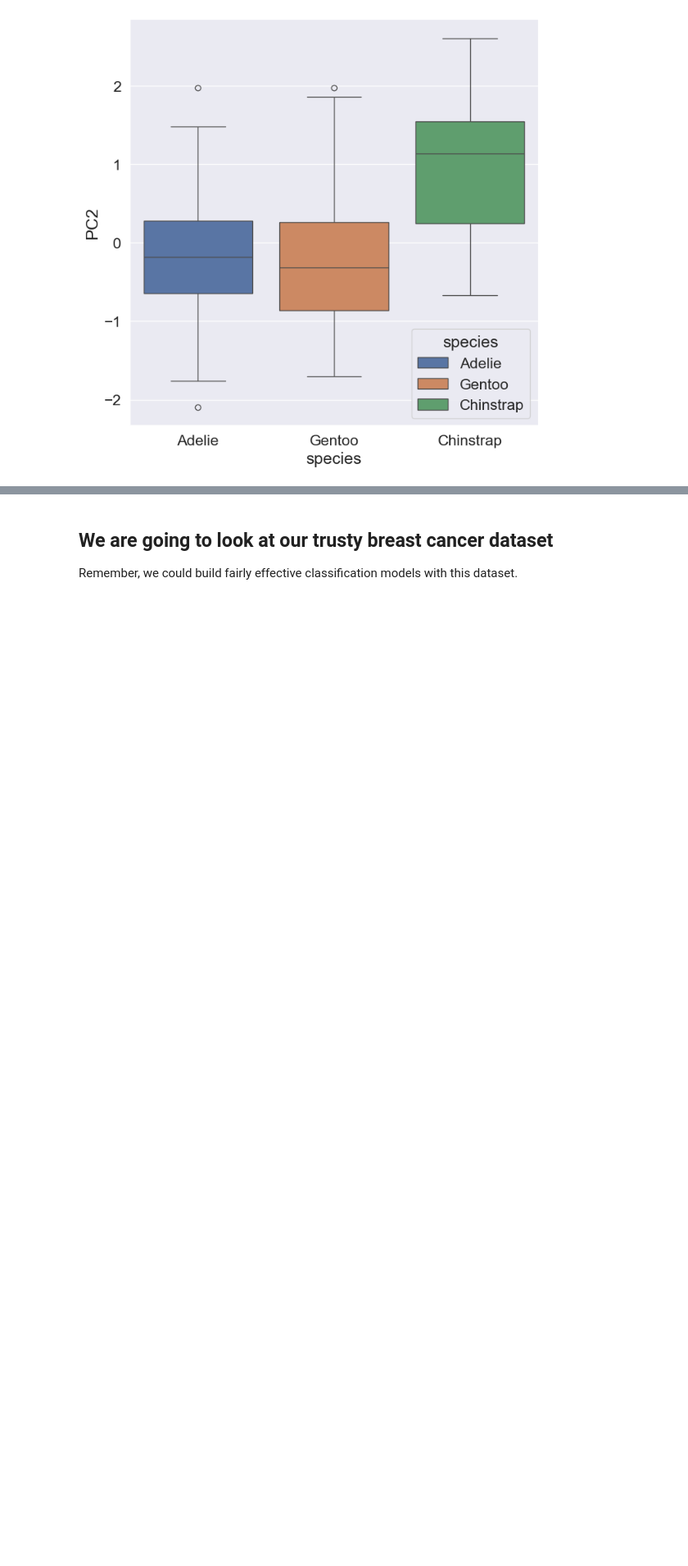
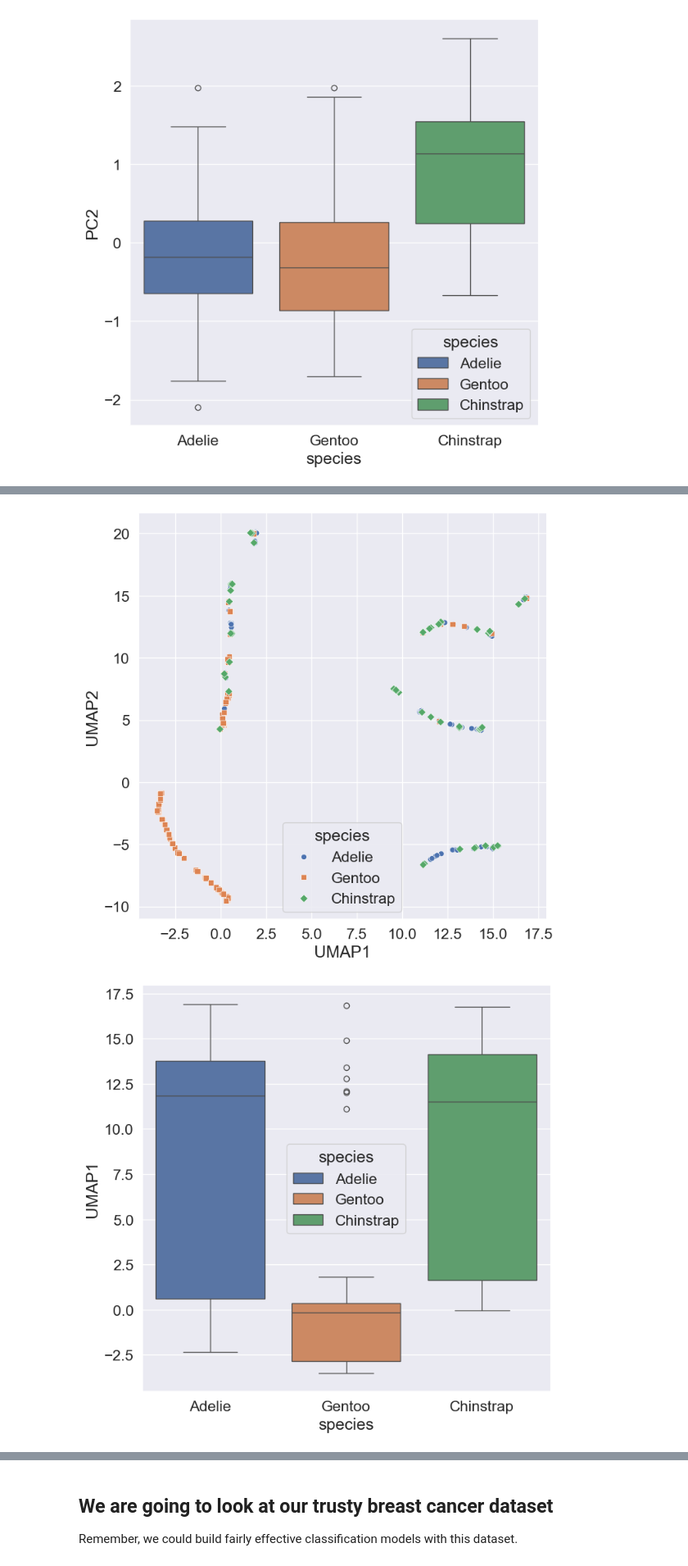
Before and after one commit to BIOL359A-FoundationsOfQBio-Spr25/week9_principalComponentAnalysis, a Jupyter notebook: pca.ipynb, the cells around one changed output, grey strips where cells are left out. Shown at 82% size. Drawn from its saved outputs; the diff is of its cells as text; code cells hidden in the pictures; blank space fills up the shorter version.

```diff
--- a/pca.ipynb
+++ b/pca.ipynb
@@ -204,0 +234,28 @@ sns.boxplot(x="species", y="PC2", hue="species",
+# %%
+import umap
+
+def PerformUMAP(X, n_dimensions=2, n_neighbors=15, min_dist=0.1, plot=True, labels=None):
+    """
+    Uses umap-learn tool to perform UMAP
+    input:
+    X: Pandas DataFrame or Numpy Array of features
+    n_dimensions: Number of dimensions to reduce to
+    n_neighbors: Number of neighbors parameter for UMAP
+    min_dist: Minimum distance parameter for UMAP
+    labels: Optional Pandas Series or Numpy Array of labels for plotting
+
+    output:
+    X_umap: Pandas DataFrame with column titles of UMAP1, ..., UMAPn
+    """
+    reducer = umap.UMAP(n_components=n_dimensions, n_neighbors=n_neighbors, min_dist=min_dist, random_state=42)
+    X_umap_array = reducer.fit_transform(X)
+    column_names = ['UMAP{}'.format(i+1) for i in range(n_dimensions)]
+    X_umap = pd.DataFrame(X_umap_array, columns=column_names)
+
+    if plot:
+        if labels is not None:
+            sns.scatterplot(x='UMAP1', y='UMAP2', hue=labels, data=X_umap)
+            plt.title('UMAP Scatter Plot', fontsize=14)
+            plt.show()
+
+    return X_umap
@@ -204,0 +279,16 @@ sns.boxplot(x="species", y="PC2", hue="species",
+# %%
+# UMAP
+penguins_UMAP_df = PerformUMAP(penguins_X, n_dimensions=2)
+penguins_UMAP_df = penguins_UMAP_df.join(penguins_y)
+
+sns.scatterplot(x='UMAP1', y='UMAP2', hue='species', data=penguins_UMAP_df, style='species', markers=["o", "s", "D"])
+plt.show()
+
+sns.boxplot(x="species", y="UMAP1", hue="species", data=penguins_UMAP_df)
+plt.show()
+
+sns.boxplot(x="species", y="UMAP2", hue="species", data=penguins_UMAP_df)
+plt.show()
+# %% [output]
+[figure, added]
+[figure, added]
```
Also changed, not shown: parts of 9 cells of this notebook, 1 other file.
